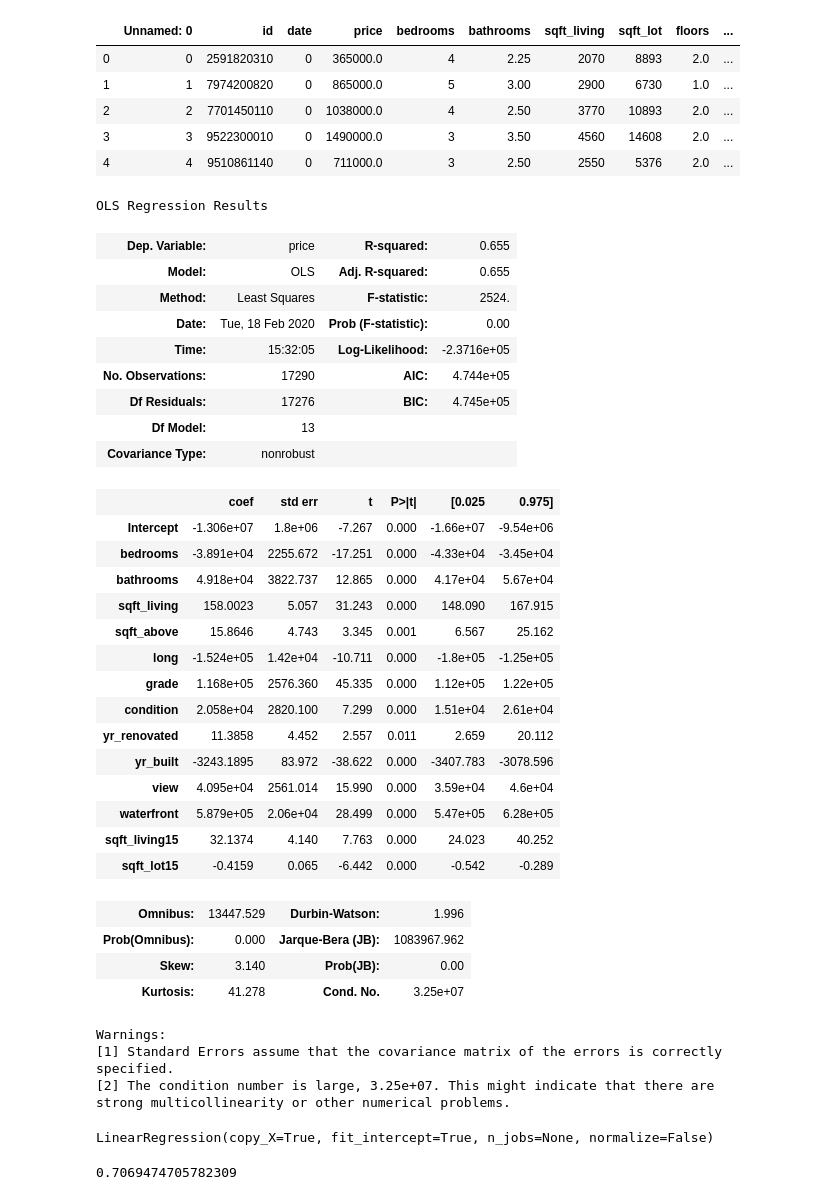
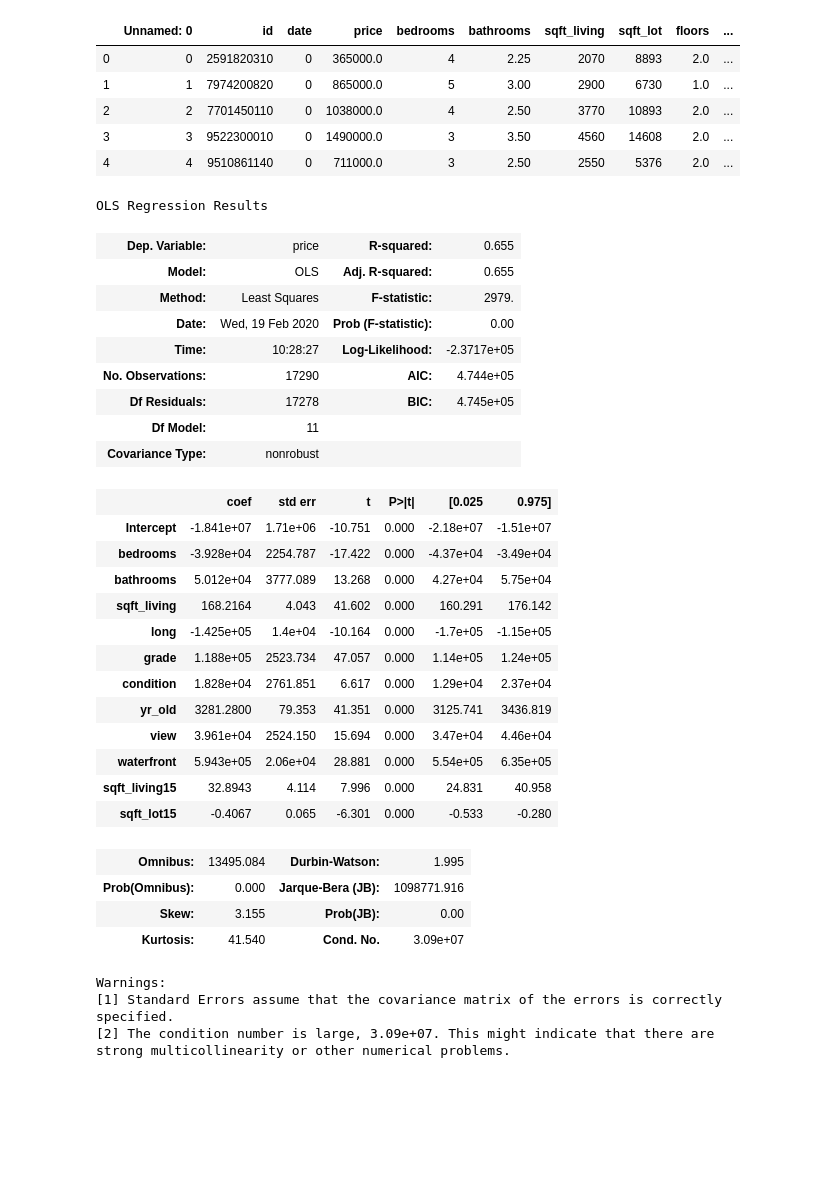
Before and after one commit to k0marrr1/nyc-mhtn-ds-010620-lectures, a Jupyter notebook: week-6/KC_house_data/Housing Statistics Project .ipynb, the cells around one changed output. Cells and saved outputs as stored; diff of their text form; code cells hidden in the pictures; blank space fills up the shorter version.

```diff
--- a/week-6/KC_house_data/Housing Statistics Project .ipynb
+++ b/week-6/KC_house_data/Housing Statistics Project .ipynb
@@ -304,40 +302,38 @@ df.head()
 | 3 | 3 | 9522300010 | 0 | 1490000.0 | 3 | 3.50 | 4560 | 14608 | 2.0 | ... |
 | 4 | 4 | 9510861140 | 0 | 711000.0 | 3 | 2.50 | 2550 | 5376 | 2.0 | ... |
 # %%
-lr_model = ols(formula='price~bedrooms+bathrooms+sqft_living+sqft_above+long+grade+condition+yr_renovated+yr_built+view+waterfront+ sqft_living15+sqft_lot15', data=df).fit()
+lr_model = ols(formula='price~bedrooms+bathrooms+sqft_living+long+grade+condition+yr_old+view+waterfront+ sqft_living15+sqft_lot15', data=df).fit()
 
 lr_model.summary()
 # %% [output]
 OLS Regression Results
 | Dep. Variable: | price | R-squared: | 0.655 |
 | Model: | OLS | Adj. R-squared: | 0.655 |
-| Method: | Least Squares | F-statistic: | 2524. |
-| Date: | Tue, 18 Feb 2020 | Prob (F-statistic): | 0.00 |
-| Time: | 15:32:05 | Log-Likelihood: | -2.3716e+05 |
+| Method: | Least Squares | F-statistic: | 2979. |
+| Date: | Wed, 19 Feb 2020 | Prob (F-statistic): | 0.00 |
+| Time: | 10:28:27 | Log-Likelihood: | -2.3717e+05 |
 | No. Observations: | 17290 | AIC: | 4.744e+05 |
-| Df Residuals: | 17276 | BIC: | 4.745e+05 |
-| Df Model: | 13 |  |  |
+| Df Residuals: | 17278 | BIC: | 4.745e+05 |
+| Df Model: | 11 |  |  |
 | Covariance Type: | nonrobust |  |  |
 |  | coef | std err | t | P>|t| | [0.025 | 0.975] |
-| Intercept | -1.306e+07 | 1.8e+06 | -7.267 | 0.000 | -1.66e+07 | -9.54e+06 |
-| bedrooms | -3.891e+04 | 2255.672 | -17.251 | 0.000 | -4.33e+04 | -3.45e+04 |
-| bathrooms | 4.918e+04 | 3822.737 | 12.865 | 0.000 | 4.17e+04 | 5.67e+04 |
-| sqft_living | 158.0023 | 5.057 | 31.243 | 0.000 | 148.090 | 167.915 |
-| sqft_above | 15.8646 | 4.743 | 3.345 | 0.001 | 6.567 | 25.162 |
-| long | -1.524e+05 | 1.42e+04 | -10.711 | 0.000 | -1.8e+05 | -1.25e+05 |
-| grade | 1.168e+05 | 2576.360 | 45.335 | 0.000 | 1.12e+05 | 1.22e+05 |
-| condition | 2.058e+04 | 2820.100 | 7.299 | 0.000 | 1.51e+04 | 2.61e+04 |
-| yr_renovated | 11.3858 | 4.452 | 2.557 | 0.011 | 2.659 | 20.112 |
-| yr_built | -3243.1895 | 83.972 | -38.622 | 0.000 | -3407.783 | -3078.596 |
-| view | 4.095e+04 | 2561.014 | 15.990 | 0.000 | 3.59e+04 | 4.6e+04 |
-| waterfront | 5.879e+05 | 2.06e+04 | 28.499 | 0.000 | 5.47e+05 | 6.28e+05 |
-| sqft_living15 | 32.1374 | 4.140 | 7.763 | 0.000 | 24.023 | 40.252 |
-| sqft_lot15 | -0.4159 | 0.065 | -6.442 | 0.000 | -0.542 | -0.289 |
+| Intercept | -1.841e+07 | 1.71e+06 | -10.751 | 0.000 | -2.18e+07 | -1.51e+07 |
+| bedrooms | -3.928e+04 | 2254.787 | -17.422 | 0.000 | -4.37e+04 | -3.49e+04 |
+| bathrooms | 5.012e+04 | 3777.089 | 13.268 | 0.000 | 4.27e+04 | 5.75e+04 |
+| sqft_living | 168.2164 | 4.043 | 41.602 | 0.000 | 160.291 | 176.142 |
+| long | -1.425e+05 | 1.4e+04 | -10.164 | 0.000 | -1.7e+05 | -1.15e+05 |
+| grade | 1.188e+05 | 2523.734 | 47.057 | 0.000 | 1.14e+05 | 1.24e+05 |
+| condition | 1.828e+04 | 2761.851 | 6.617 | 0.000 | 1.29e+04 | 2.37e+04 |
+| yr_old | 3281.2800 | 79.353 | 41.351 | 0.000 | 3125.741 | 3436.819 |
+| view | 3.961e+04 | 2524.150 | 15.694 | 0.000 | 3.47e+04 | 4.46e+04 |
+| waterfront | 5.943e+05 | 2.06e+04 | 28.881 | 0.000 | 5.54e+05 | 6.35e+05 |
+| sqft_living15 | 32.8943 | 4.114 | 7.996 | 0.000 | 24.831 | 40.958 |
+| sqft_lot15 | -0.4067 | 0.065 | -6.301 | 0.000 | -0.533 | -0.280 |
-| Omnibus: | 13447.529 | Durbin-Watson: | 1.996 |
-| Prob(Omnibus): | 0.000 | Jarque-Bera (JB): | 1083967.962 |
-| Skew: | 3.140 | Prob(JB): | 0.00 |
-| Kurtosis: | 41.278 | Cond. No. | 3.25e+07 |
+| Omnibus: | 13495.084 | Durbin-Watson: | 1.995 |
+| Prob(Omnibus): | 0.000 | Jarque-Bera (JB): | 1098771.916 |
+| Skew: | 3.155 | Prob(JB): | 0.00 |
+| Kurtosis: | 41.540 | Cond. No. | 3.09e+07 |
 Warnings:
 [1] Standard Errors assume that the covariance matrix of the errors is correctly specified.
-[2] The condition number is large, 3.25e+07. This might indicate that there are
+[2] The condition number is large, 3.09e+07. This might indicate that there are
 strong multicollinearity or other numerical problems.
@@ -351,8 +339,0 @@ x_train, x_test, y_train, y_test = train_test_split(train1, labels, test_size =
-# %%
-reg.fit(x_train, y_train)
-# %% [output]
-LinearRegression(copy_X=True, fit_intercept=True, n_jobs=None, normalize=False)
-# %%
-reg.score(x_test, y_test)
-# %% [output]
-0.7069474705782309
```
Also changed, not shown: parts of 19 cells of this notebook.
